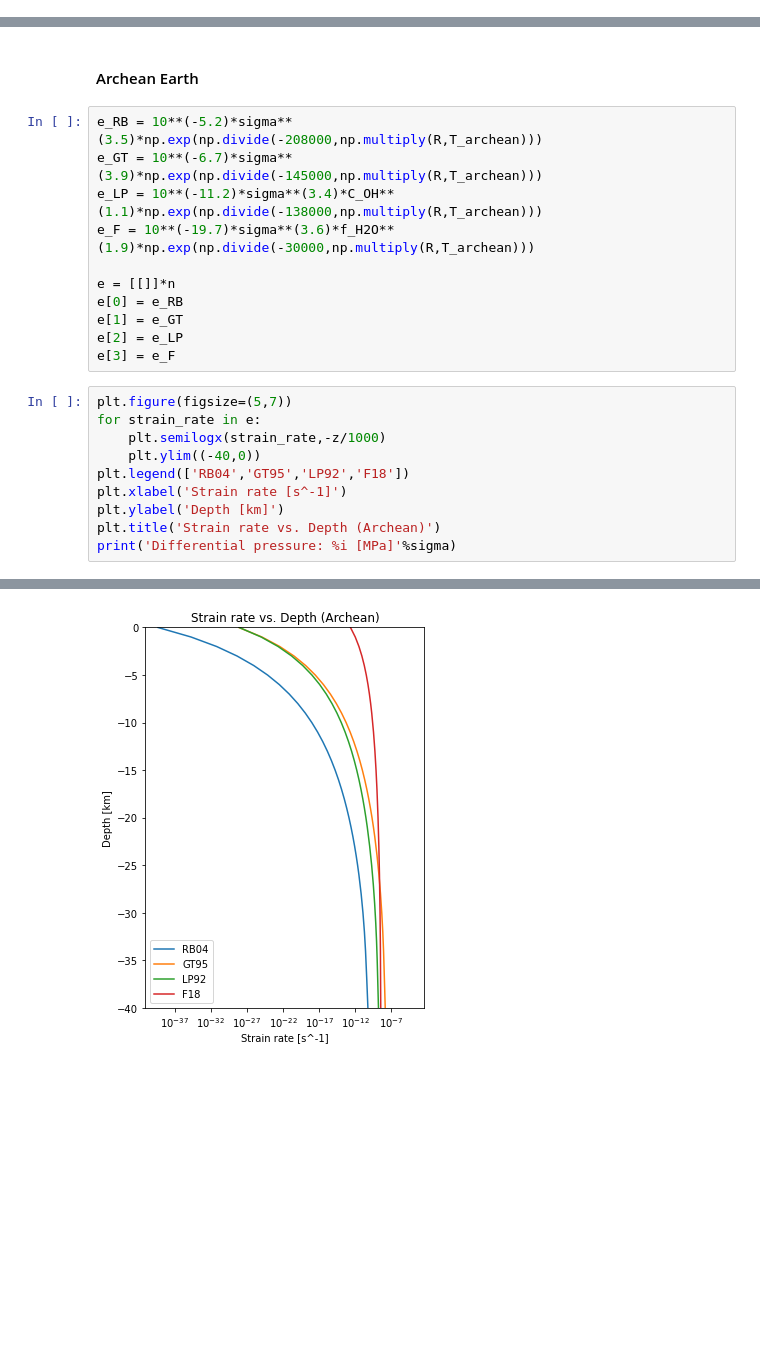
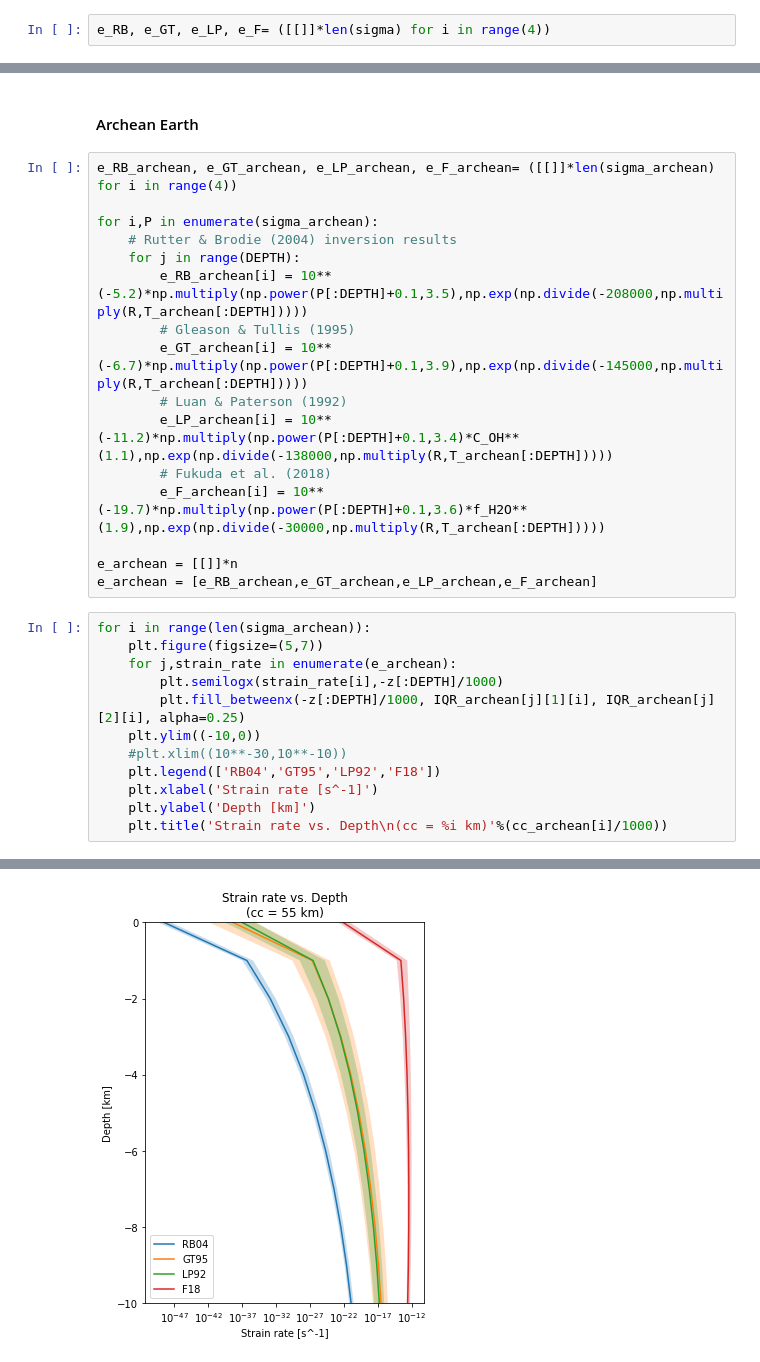
Before and after one commit to vvmai/lab_kore, a Jupyter notebook: strain_rate_predictions.ipynb, the cells around one changed output, grey strips where cells are left out. Saved outputs shown, nothing was run; the diff lists cells and outputs as text; blank space fills up the shorter version.

```diff
--- a/strain_rate_predictions.ipynb
+++ b/strain_rate_predictions.ipynb
@@ -229,3 +254,5 @@ f_H2O = 4500 # water fugacity [MPa]
 # %% [markdown]
 #### Present day Earth
+# %%
+e_RB, e_GT, e_LP, e_F= ([[]]*len(sigma) for i in range(4))
 # %%
@@ -262,24 +299,31 @@ Differential pressure: 42 [MPa]
 # %% [markdown]
 #### Archean Earth
 # %%
-e_RB = 10**(-5.2)*sigma**(3.5)*np.exp(np.divide(-208000,np.multiply(R,T_archean)))
-e_GT = 10**(-6.7)*sigma**(3.9)*np.exp(np.divide(-145000,np.multiply(R,T_archean)))
-e_LP = 10**(-11.2)*sigma**(3.4)*C_OH**(1.1)*np.exp(np.divide(-138000,np.multiply(R,T_archean)))
-e_F = 10**(-19.7)*sigma**(3.6)*f_H2O**(1.9)*np.exp(np.divide(-30000,np.multiply(R,T_archean)))
+e_RB_archean, e_GT_archean, e_LP_archean, e_F_archean= ([[]]*len(sigma_archean) for i in range(4))
 
-e = [[]]*n
-e[0] = e_RB
-e[1] = e_GT
-e[2] = e_LP
-e[3] = e_F
+for i,P in enumerate(sigma_archean):
+    # Rutter & Brodie (2004) inversion results
+    for j in range(DEPTH):
+        e_RB_archean[i] = 10**(-5.2)*np.multiply(np.power(P[:DEPTH]+0.1,3.5),np.exp(np.divide(-208000,np.multiply(R,T_archean[:DEPTH]))))
+        # Gleason & Tullis (1995)
+        e_GT_archean[i] = 10**(-6.7)*np.multiply(np.power(P[:DEPTH]+0.1,3.9),np.exp(np.divide(-145000,np.multiply(R,T_archean[:DEPTH]))))
+        # Luan & Paterson (1992)
+        e_LP_archean[i] = 10**(-11.2)*np.multiply(np.power(P[:DEPTH]+0.1,3.4)*C_OH**(1.1),np.exp(np.divide(-138000,np.multiply(R,T_archean[:DEPTH]))))
+        # Fukuda et al. (2018)
+        e_F_archean[i] = 10**(-19.7)*np.multiply(np.power(P[:DEPTH]+0.1,3.6)*f_H2O**(1.9),np.exp(np.divide(-30000,np.multiply(R,T_archean[:DEPTH]))))
+
+e_archean = [[]]*n
+e_archean = [e_RB_archean,e_GT_archean,e_LP_archean,e_F_archean]
 # %%
-plt.figure(figsize=(5,7))
-for strain_rate in e:
-    plt.semilogx(strain_rate,-z/1000)
-    plt.ylim((-40,0))
-plt.legend(['RB04','GT95','LP92','F18'])
-plt.xlabel('Strain rate [s^-1]')
-plt.ylabel('Depth [km]')
-plt.title('Strain rate vs. Depth (Archean)')
-print('Differential pressure: %i [MPa]'%sigma)
+for i in range(len(sigma_archean)):
+    plt.figure(figsize=(5,7))
+    for j,strain_rate in enumerate(e_archean):
+        plt.semilogx(strain_rate[i],-z[:DEPTH]/1000)
+        plt.fill_betweenx(-z[:DEPTH]/1000, IQR_archean[j][1][i], IQR_archean[j][2][i], alpha=0.25)
+    plt.ylim((-10,0))
+    #plt.xlim((10**-30,10**-10))
+    plt.legend(['RB04','GT95','LP92','F18'])
+    plt.xlabel('Strain rate [s^-1]')
+    plt.ylabel('Depth [km]')
+    plt.title('Strain rate vs. Depth\n(cc = %i km)'%(cc_archean[i]/1000))
 # %% [output]
@@ -287 +330 @@ Differential pressure: 42 [MPa]
-[figure, old version]
+[figure, new version]
```
Also changed, not shown: parts of 12 cells of this notebook, 6 other files.
